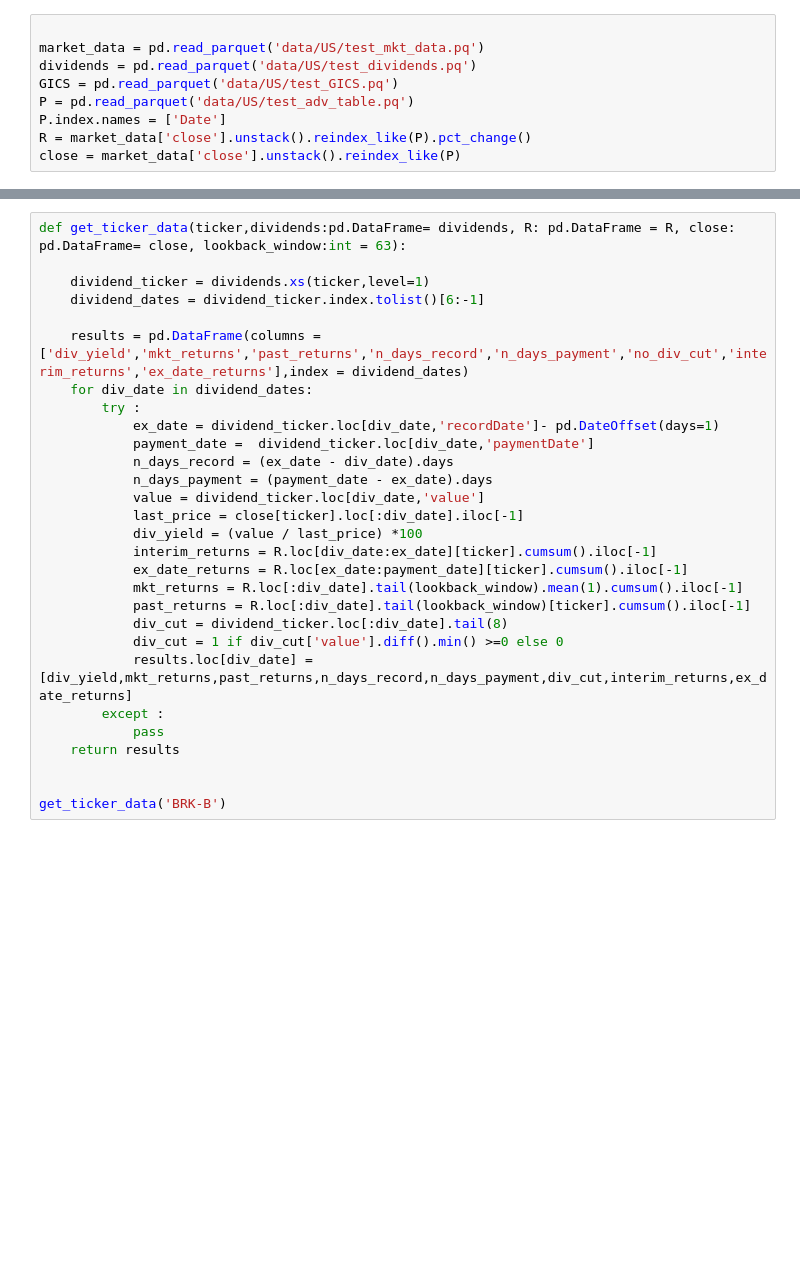
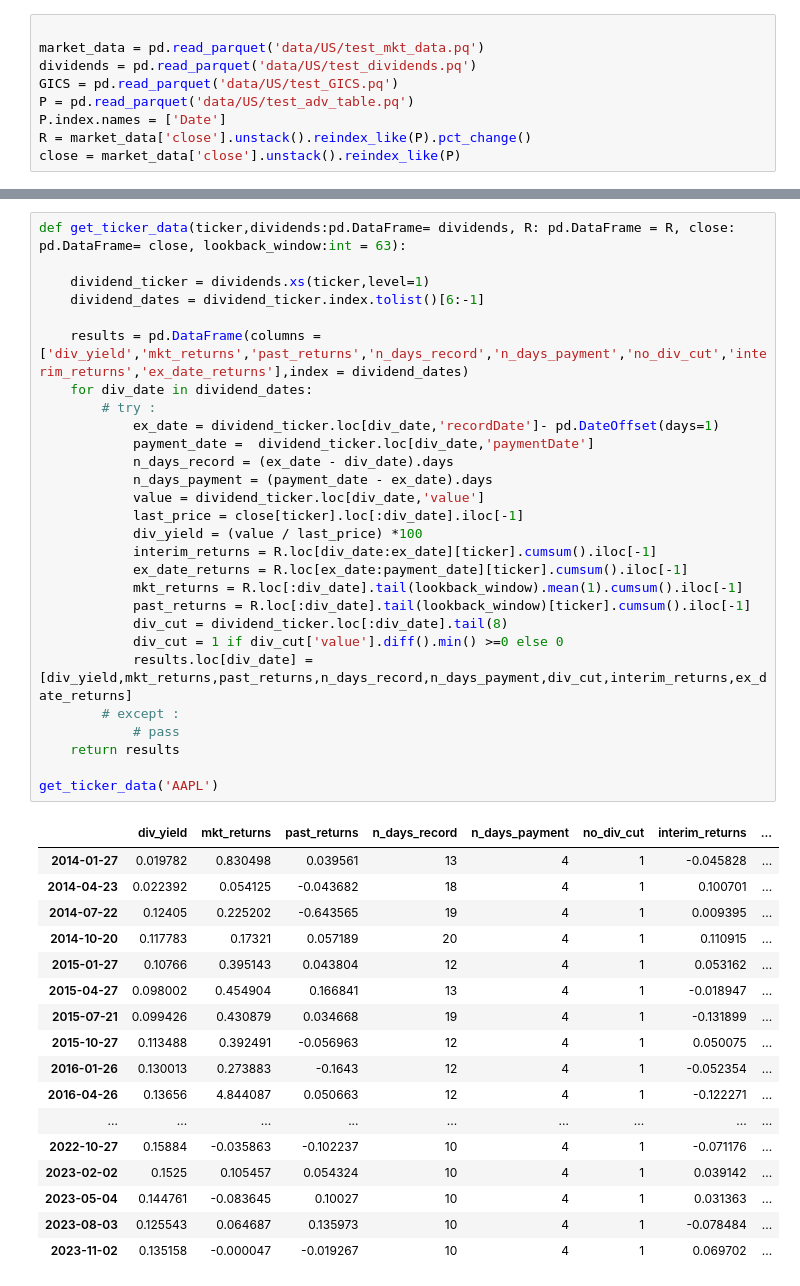
Before and after one commit to nabz78350/backtesting, a Jupyter notebook: strat_dividend_disconnect.ipynb, the cells around one changed output, grey strips where cells are left out. Cells and saved outputs as stored; diff of their text form; blank space fills up the shorter version.

```diff
--- a/strat_dividend_disconnect.ipynb
+++ b/strat_dividend_disconnect.ipynb
@@ -33,32 +56,49 @@ dividends
 # %%
 def get_ticker_data(ticker,dividends:pd.DataFrame= dividends, R: pd.DataFrame = R, close: pd.DataFrame= close, lookback_window:int = 63):
 
     dividend_ticker = dividends.xs(ticker,level=1)
     dividend_dates = dividend_ticker.index.tolist()[6:-1]
 
     results = pd.DataFrame(columns = ['div_yield','mkt_returns','past_returns','n_days_record','n_days_payment','no_div_cut','interim_returns','ex_date_returns'],index = dividend_dates)
     for div_date in dividend_dates:
-        try :
+        # try :
             ex_date = dividend_ticker.loc[div_date,'recordDate']- pd.DateOffset(days=1)
             payment_date =  dividend_ticker.loc[div_date,'paymentDate']
             n_days_record = (ex_date - div_date).days
             n_days_payment = (payment_date - ex_date).days
             value = dividend_ticker.loc[div_date,'value']
             last_price = close[ticker].loc[:div_date].iloc[-1]
             div_yield = (value / last_price) *100
             interim_returns = R.loc[div_date:ex_date][ticker].cumsum().iloc[-1]
             ex_date_returns = R.loc[ex_date:payment_date][ticker].cumsum().iloc[-1]
             mkt_returns = R.loc[:div_date].tail(lookback_window).mean(1).cumsum().iloc[-1]
             past_returns = R.loc[:div_date].tail(lookback_window)[ticker].cumsum().iloc[-1]
             div_cut = dividend_ticker.loc[:div_date].tail(8)
             div_cut = 1 if div_cut['value'].diff().min() >=0 else 0
             results.loc[div_date] = [div_yield,mkt_returns,past_returns,n_days_record,n_days_payment,div_cut,interim_returns,ex_date_returns]
-        except :
-            pass
+        # except :
+            # pass
     return results
 
-
-get_ticker_data('BRK-B')
+get_ticker_data('AAPL')
+# %% [output]
+|  | div_yield | mkt_returns | past_returns | n_days_record | n_days_payment | no_div_cut | interim_returns | ... |
+| 2014-01-27 | 0.019782 | 0.830498 | 0.039561 | 13 | 4 | 1 | -0.045828 | ... |
+| 2014-04-23 | 0.022392 | 0.054125 | -0.043682 | 18 | 4 | 1 | 0.100701 | ... |
+| 2014-07-22 | 0.12405 | 0.225202 | -0.643565 | 19 | 4 | 1 | 0.009395 | ... |
+| 2014-10-20 | 0.117783 | 0.17321 | 0.057189 | 20 | 4 | 1 | 0.110915 | ... |
+| 2015-01-27 | 0.10766 | 0.395143 | 0.043804 | 12 | 4 | 1 | 0.053162 | ... |
+| 2015-04-27 | 0.098002 | 0.454904 | 0.166841 | 13 | 4 | 1 | -0.018947 | ... |
+| 2015-07-21 | 0.099426 | 0.430879 | 0.034668 | 19 | 4 | 1 | -0.131899 | ... |
+| 2015-10-27 | 0.113488 | 0.392491 | -0.056963 | 12 | 4 | 1 | 0.050075 | ... |
+| 2016-01-26 | 0.130013 | 0.273883 | -0.1643 | 12 | 4 | 1 | -0.052354 | ... |
+| 2016-04-26 | 0.13656 | 4.844087 | 0.050663 | 12 | 4 | 1 | -0.122271 | ... |
+| ... | ... | ... | ... | ... | ... | ... | ... | ... |
+| 2022-10-27 | 0.15884 | -0.035863 | -0.102237 | 10 | 4 | 1 | -0.071176 | ... |
+| 2023-02-02 | 0.1525 | 0.105457 | 0.054324 | 10 | 4 | 1 | 0.039142 | ... |
+| 2023-05-04 | 0.144761 | -0.083645 | 0.10027 | 10 | 4 | 1 | 0.031363 | ... |
+| 2023-08-03 | 0.125543 | 0.064687 | 0.135973 | 10 | 4 | 1 | -0.078484 | ... |
+| 2023-11-02 | 0.135158 | -0.000047 | -0.019267 | 10 | 4 | 1 | 0.069702 | ... |
 # %%
 data = []
 tickers_passed = []
```
Also changed, not shown: parts of 17 cells of this notebook, 7 other files.
